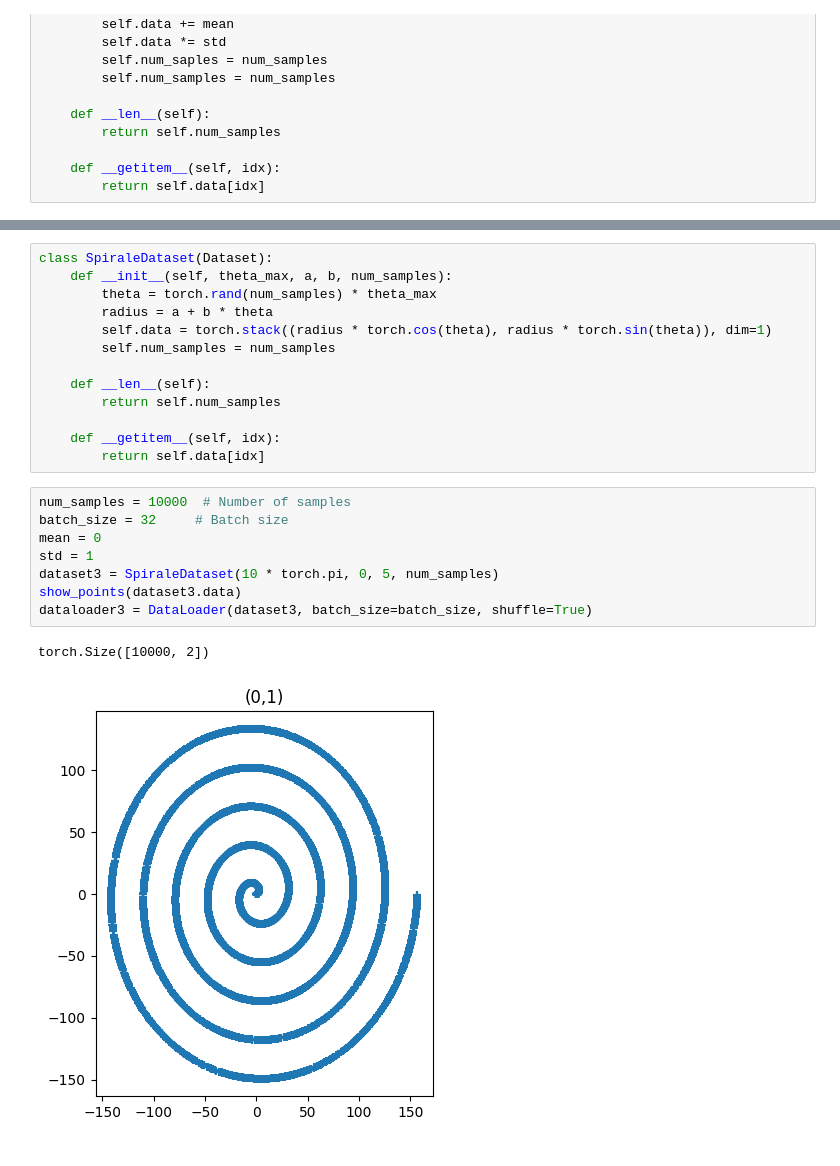
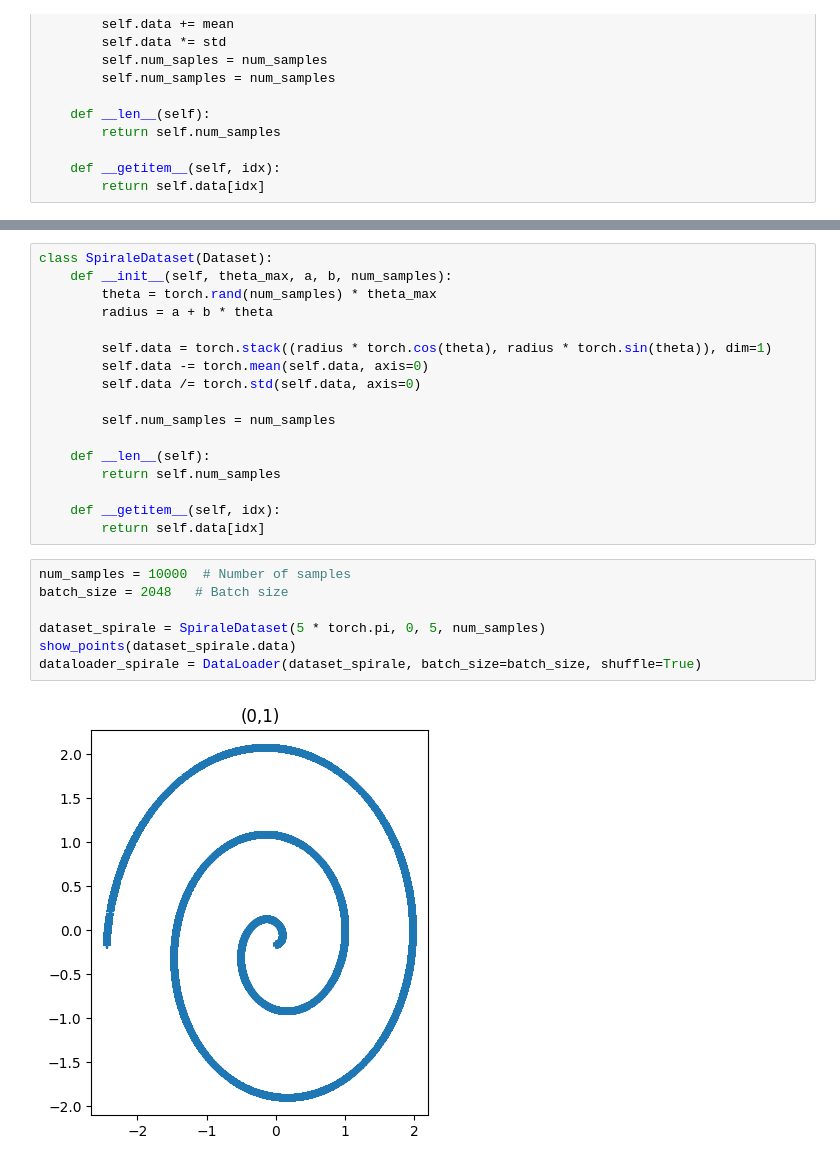
Before and after one commit to crdevio/DiffusionModel, a Jupyter notebook: basic_diffusion.ipynb, the cells around one changed output, grey strips where cells are left out. Drawn from its saved outputs; the diff is of its cells as text.

```diff
--- a/basic_diffusion.ipynb
+++ b/basic_diffusion.ipynb
@@ -335,7 +366,11 @@ class SpiraleDataset(Dataset):
     def __init__(self, theta_max, a, b, num_samples):
         theta = torch.rand(num_samples) * theta_max
         radius = a + b * theta
+
         self.data = torch.stack((radius * torch.cos(theta), radius * torch.sin(theta)), dim=1)
+        self.data -= torch.mean(self.data, axis=0)
+        self.data /= torch.std(self.data, axis=0)
+
         self.num_samples = num_samples
 
     def __len__(self):
@@ -345,14 +380,12 @@ class SpiraleDataset(Dataset):
         return self.data[idx]
 # %%
 num_samples = 10000  # Number of samples
-batch_size = 32     # Batch size
-mean = 0
-std = 1
-dataset3 = SpiraleDataset(10 * torch.pi, 0, 5, num_samples)
-show_points(dataset3.data)
-dataloader3 = DataLoader(dataset3, batch_size=batch_size, shuffle=True)
+batch_size = 2048   # Batch size
+
+dataset_spirale = SpiraleDataset(5 * torch.pi, 0, 5, num_samples)
+show_points(dataset_spirale.data)
+dataloader_spirale = DataLoader(dataset_spirale, batch_size=batch_size, shuffle=True)
 # %% [output]
-torch.Size([10000, 2])
-[figure, old version]
+[figure, new version]
 # %%
 lr = 1e-3
```
Also changed, not shown: parts of 23 cells of this notebook.
